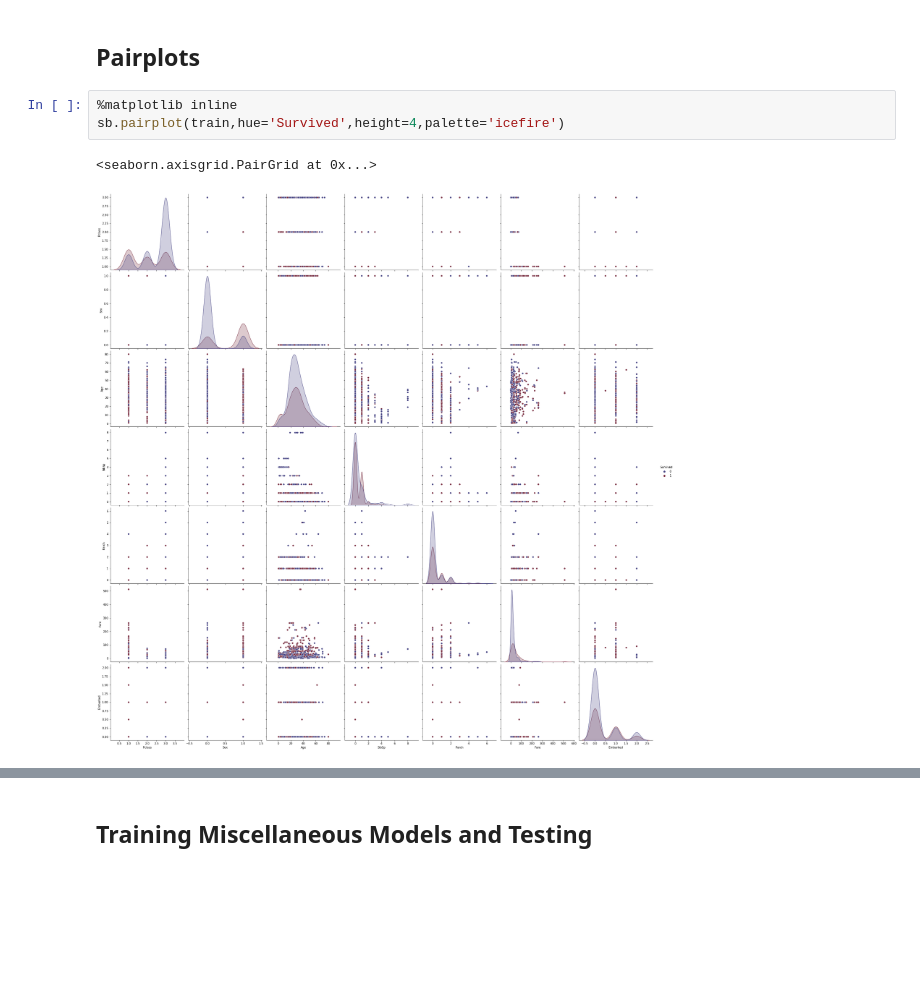
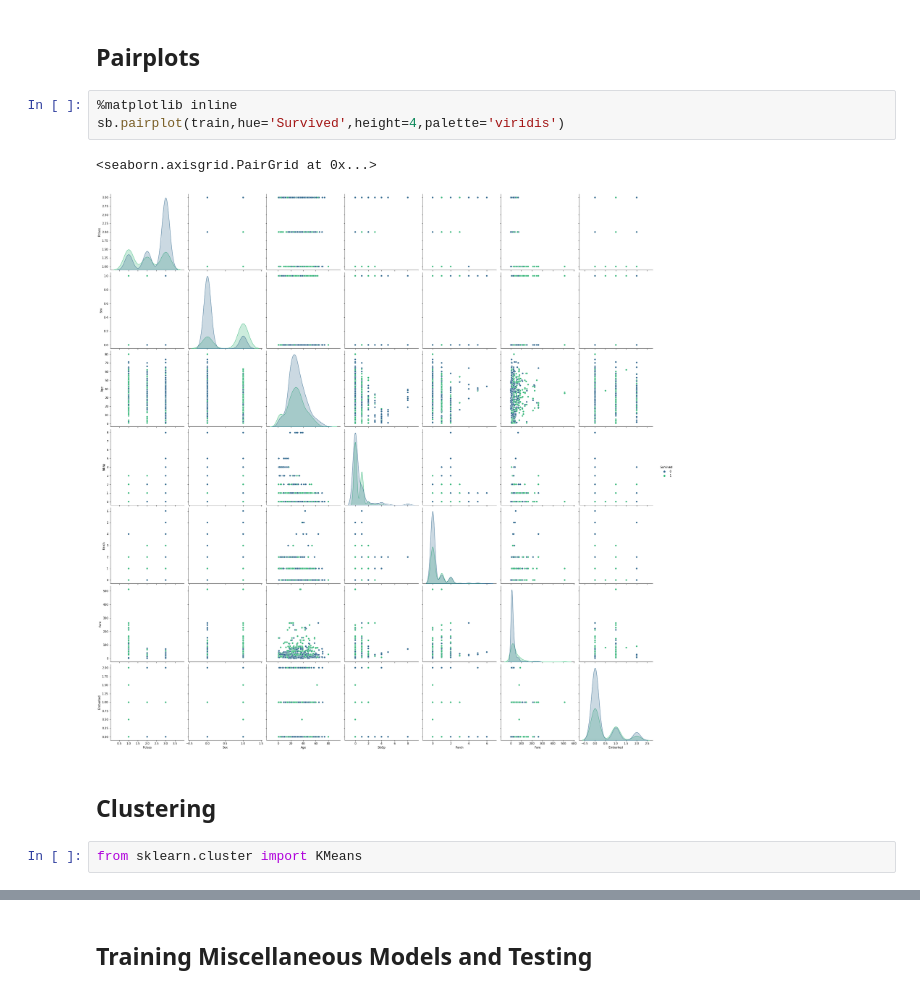
Before and after one commit to EminKeresteci/ml-titanic, a Jupyter notebook: titanic001.ipynb, the cells around one changed output, grey strips where cells are left out. Saved outputs shown, nothing was run; the diff lists cells and outputs as text; blank space fills up the shorter version.

```diff
--- a/titanic001.ipynb
+++ b/titanic001.ipynb
@@ -110,7 +111,11 @@ sb.heatmap(corm,annot=True,cmap='viridis')
 <h2>Pairplots
 # %%
 %matplotlib inline
-sb.pairplot(train,hue='Survived',height=4,palette='icefire')
+sb.pairplot(train,hue='Survived',height=4,palette='viridis')
 # %% [output]
 <seaborn.axisgrid.PairGrid at 0x...>
-[figure, old version]
+[figure, new version]
+# %% [markdown]
+<h2>Clustering
+# %%
+from sklearn.cluster import KMeans
```
Also changed, not shown: parts of 41 cells of this notebook.
